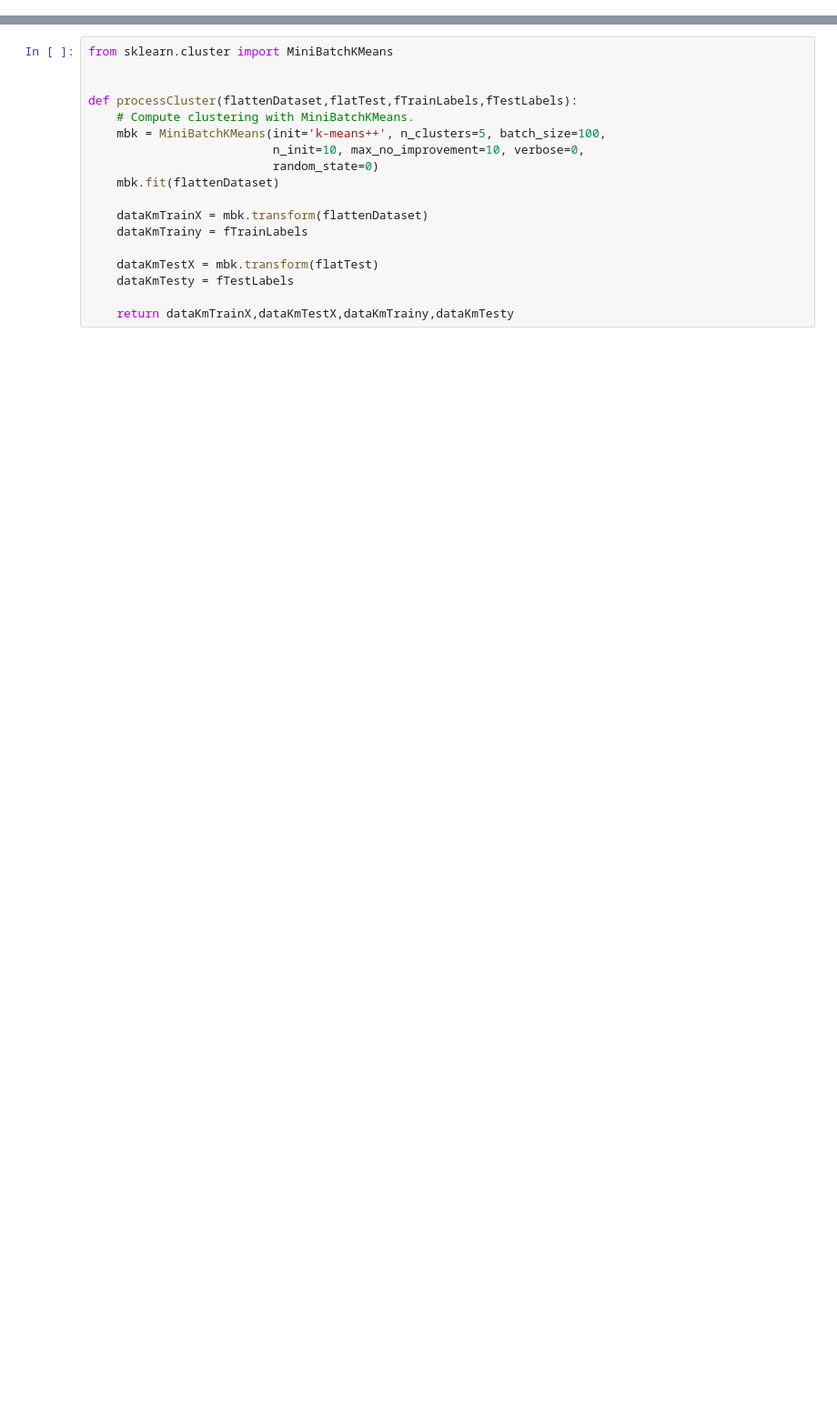
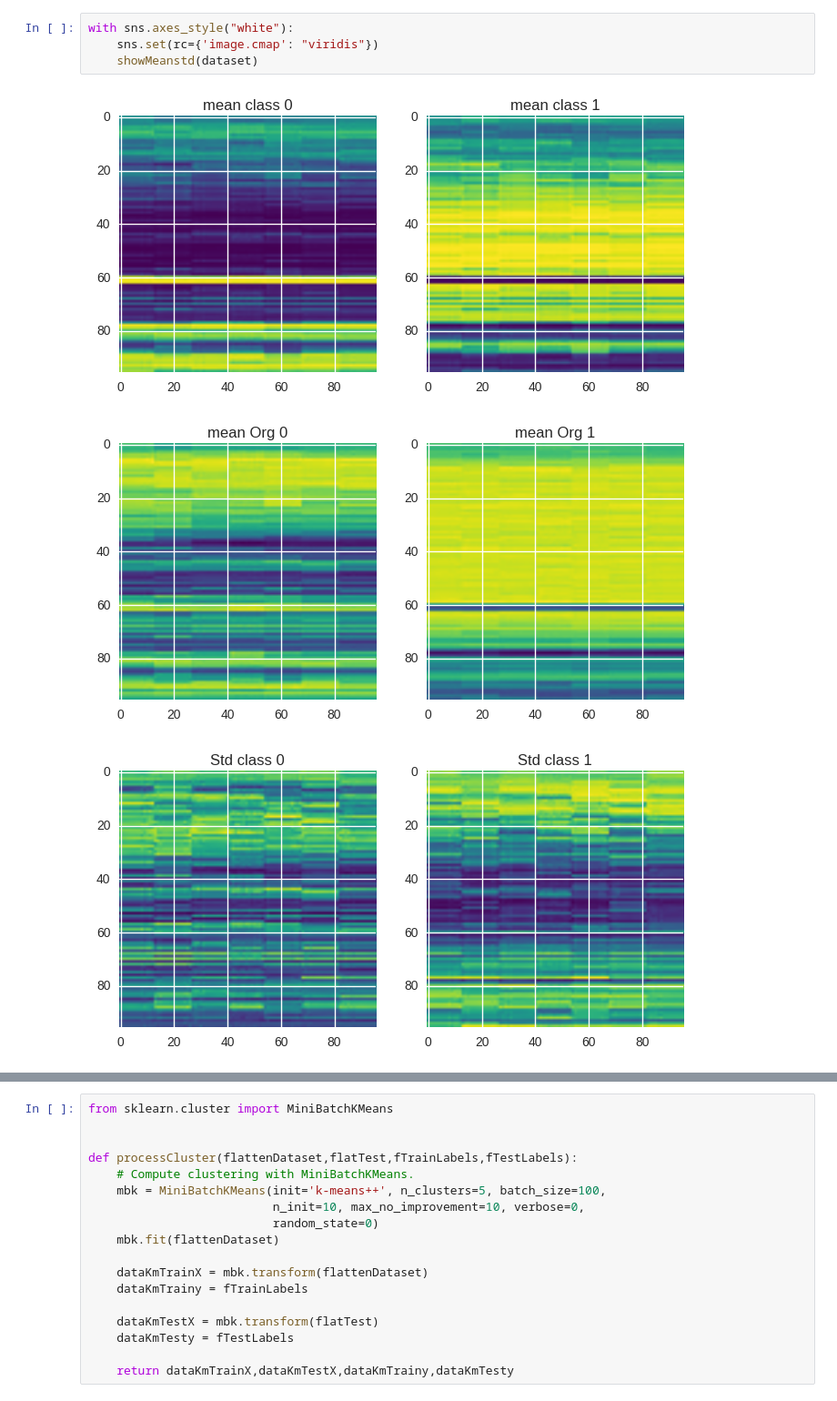
Before and after one commit to aferral/Vibration-fault-classifier, a Jupyter notebook: TheBaselineInnerOuterCase.ipynb, the cells around one changed output, grey strips where cells are left out. Shown at 91% size. Saved outputs shown, nothing was run; the diff lists cells and outputs as text; blank space fills up the shorter version.

```diff
--- a/TheBaselineInnerOuterCase.ipynb
+++ b/TheBaselineInnerOuterCase.ipynb
@@ -243,0 +93,8 @@ Pca with 6 components explained variance 0.303127009918
+# %%
+with sns.axes_style("white"):
+    sns.set(rc={'image.cmap': "viridis"})
+    showMeanstd(dataset)
+# %% [output]
+[figure, added]
+[figure, added]
+[figure, added]
```
Also changed, not shown: parts of 30 cells of this notebook, 5 other files.
